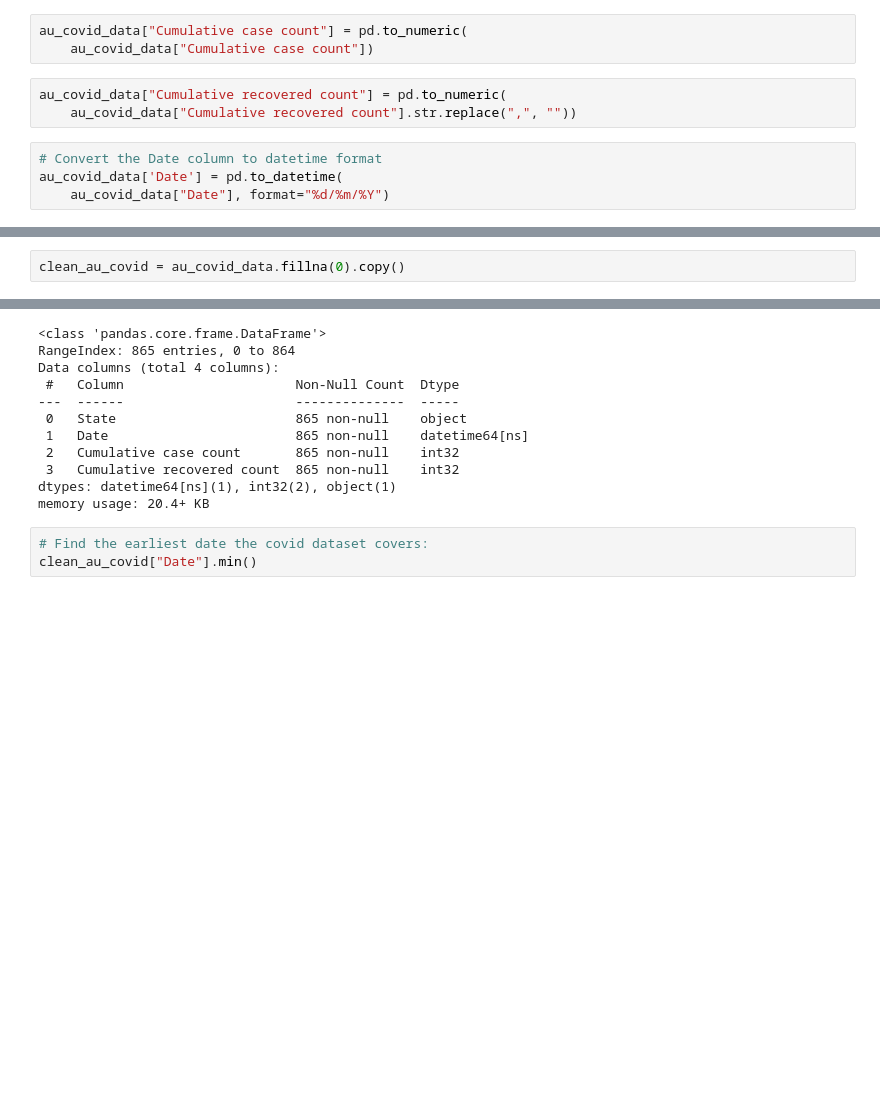
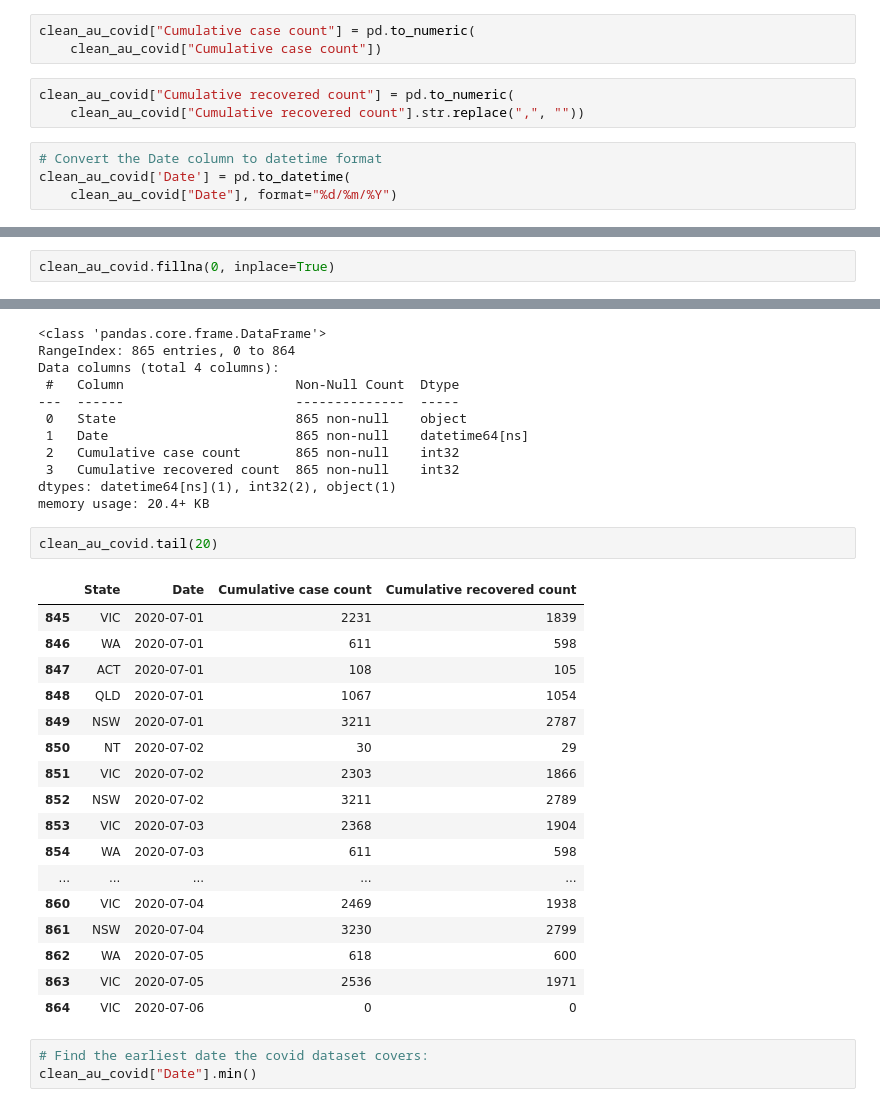
Before and after one commit to poojaisabelle/Project-One, a Jupyter notebook: data_exploration_cleanup_TRACEY.ipynb, the cells around one changed output, grey strips where cells are left out. Cells and saved outputs as stored; diff of their text form; blank space fills up the shorter version.

Commit message:
Remove au_covid_data on 6/7/20. set cutoff up to 5/7/20

```diff
--- a/data_exploration_cleanup_TRACEY.ipynb
+++ b/data_exploration_cleanup_TRACEY.ipynb
@@ -631,13 +631,13 @@ Data columns (total 4 columns):
 dtypes: object(4)
 memory usage: 27.2+ KB
 # %%
-au_covid_data["Cumulative case count"] = pd.to_numeric(
-    au_covid_data["Cumulative case count"])
+clean_au_covid["Cumulative case count"] = pd.to_numeric(
+    clean_au_covid["Cumulative case count"])
 # %%
-au_covid_data["Cumulative recovered count"] = pd.to_numeric(
-    au_covid_data["Cumulative recovered count"].str.replace(",", ""))
+clean_au_covid["Cumulative recovered count"] = pd.to_numeric(
+    clean_au_covid["Cumulative recovered count"].str.replace(",", ""))
 # %%
 # Convert the Date column to datetime format
-au_covid_data['Date'] = pd.to_datetime(
-    au_covid_data["Date"], format="%d/%m/%Y")
+clean_au_covid['Date'] = pd.to_datetime(
+    clean_au_covid["Date"], format="%d/%m/%Y")
 # %%
@@ -655,7 +655,7 @@ Data columns (total 4 columns):
 dtypes: datetime64[ns](1), float64(2), object(1)
 memory usage: 27.2+ KB
 # %%
-clean_au_covid = au_covid_data.fillna(0).copy()
+clean_au_covid.fillna(0, inplace=True)
 # %%
 clean_au_covid.info()
 # %% [output]
@@ -687,6 +687,26 @@ Data columns (total 4 columns):
  3   Cumulative recovered count  865 non-null    int32
 dtypes: datetime64[ns](1), int32(2), object(1)
 memory usage: 20.4+ KB
+# %%
+clean_au_covid.tail(20)
+# %% [output]
+|  | State | Date | Cumulative case count | Cumulative recovered count |
+| 845 | VIC | 2020-07-01 | 2231 | 1839 |
+| 846 | WA | 2020-07-01 | 611 | 598 |
+| 847 | ACT | 2020-07-01 | 108 | 105 |
+| 848 | QLD | 2020-07-01 | 1067 | 1054 |
+| 849 | NSW | 2020-07-01 | 3211 | 2787 |
+| 850 | NT | 2020-07-02 | 30 | 29 |
+| 851 | VIC | 2020-07-02 | 2303 | 1866 |
+| 852 | NSW | 2020-07-02 | 3211 | 2789 |
+| 853 | VIC | 2020-07-03 | 2368 | 1904 |
+| 854 | WA | 2020-07-03 | 611 | 598 |
+| ... | ... | ... | ... | ... |
+| 860 | VIC | 2020-07-04 | 2469 | 1938 |
+| 861 | NSW | 2020-07-04 | 3230 | 2799 |
+| 862 | WA | 2020-07-05 | 618 | 600 |
+| 863 | VIC | 2020-07-05 | 2536 | 1971 |
+| 864 | VIC | 2020-07-06 | 0 | 0 |
 # %%
 # Find the earliest date the covid dataset covers:
 clean_au_covid["Date"].min()
```
Also changed, not shown: parts of 9 cells of this notebook, 1 other file.
